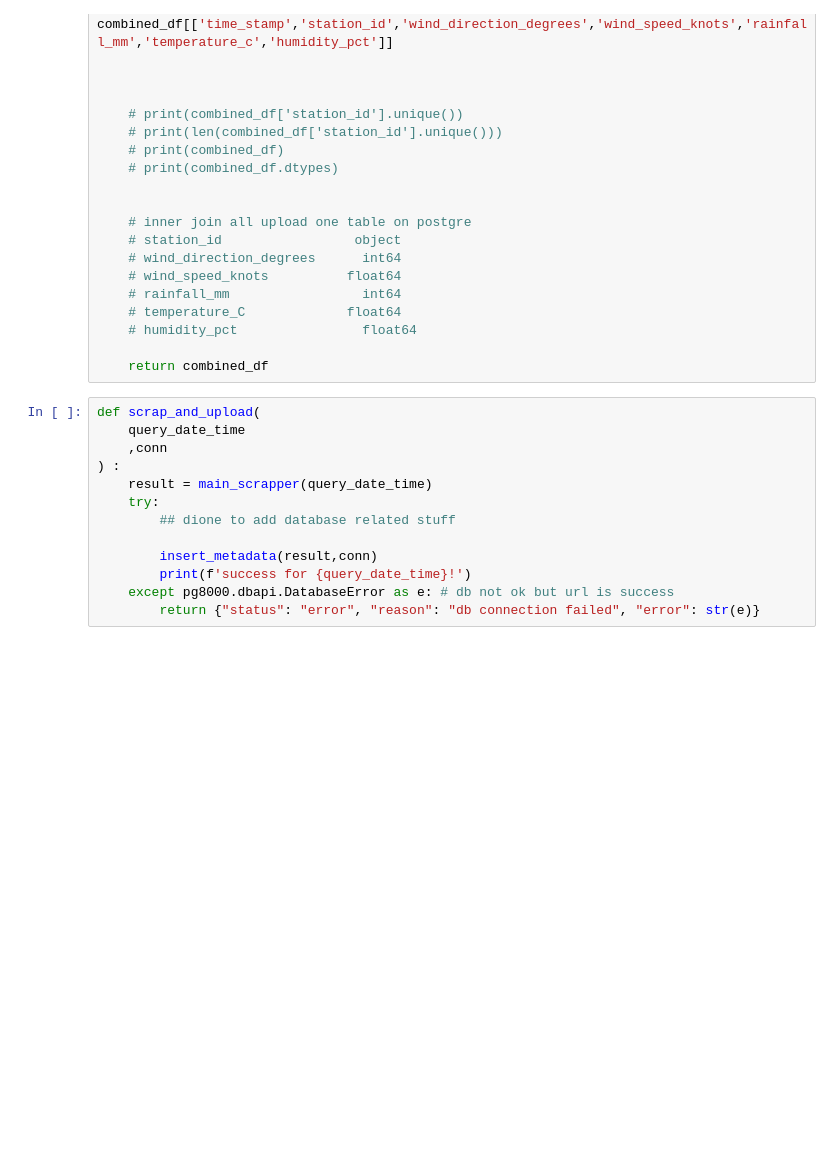
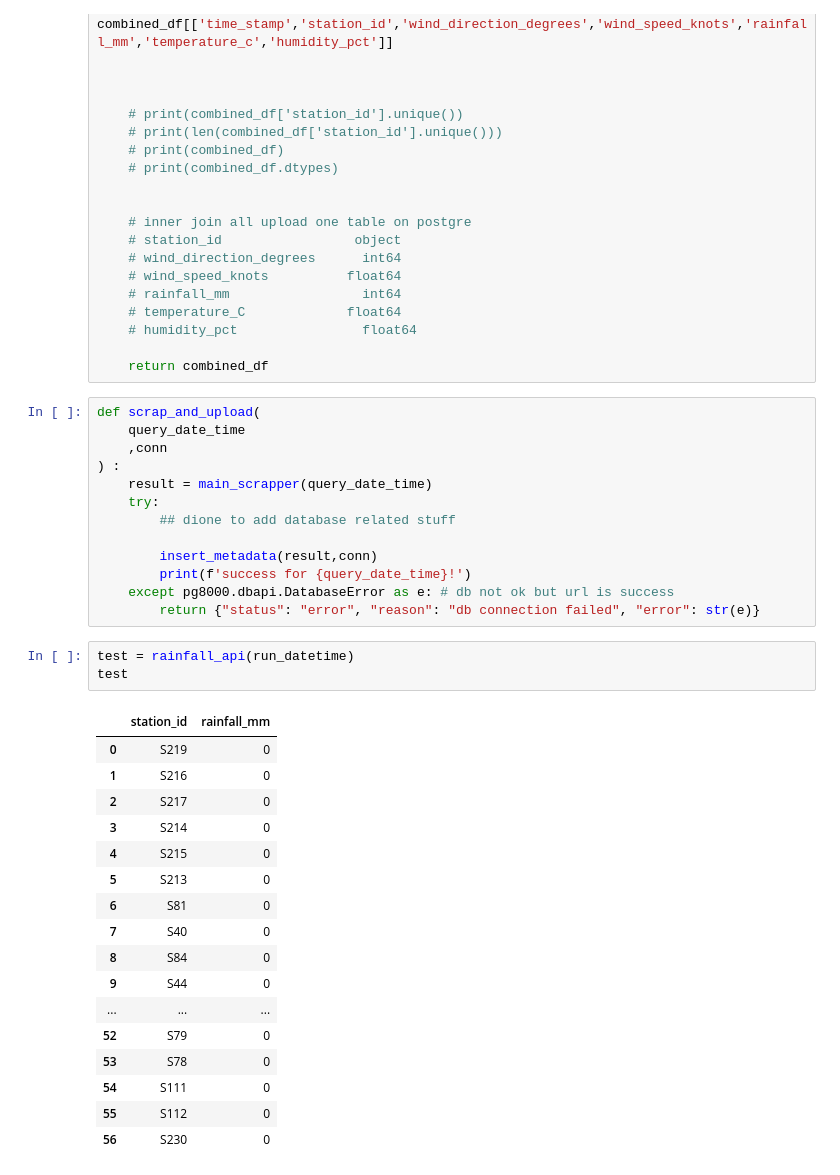
Before and after one commit to ShayneTan03/weather_app, a Jupyter notebook: backend/raw_data_ingestion/real_time_weather_ingestion.ipynb, the cells around one changed output. Drawn from its saved outputs; the diff is of its cells as text; blank space fills up the shorter version.

```diff
--- a/backend/raw_data_ingestion/real_time_weather_ingestion.ipynb
+++ b/backend/raw_data_ingestion/real_time_weather_ingestion.ipynb
@@ -267,3 +267,24 @@ def scrap_and_upload(
         print(f'success for {query_date_time}!')
     except pg8000.dbapi.DatabaseError as e: # db not ok but url is success
         return {"status": "error", "reason": "db connection failed", "error": str(e)}
+# %%
+test = rainfall_api(run_datetime)
+test
+# %% [output]
+|  | station_id | rainfall_mm |
+| 0 | S219 | 0 |
+| 1 | S216 | 0 |
+| 2 | S217 | 0 |
+| 3 | S214 | 0 |
+| 4 | S215 | 0 |
+| 5 | S213 | 0 |
+| 6 | S81 | 0 |
+| 7 | S40 | 0 |
+| 8 | S84 | 0 |
+| 9 | S44 | 0 |
+| ... | ... | ... |
+| 52 | S79 | 0 |
+| 53 | S78 | 0 |
+| 54 | S111 | 0 |
+| 55 | S112 | 0 |
+| 56 | S230 | 0 |
```
Also changed, not shown: 2 other files.
